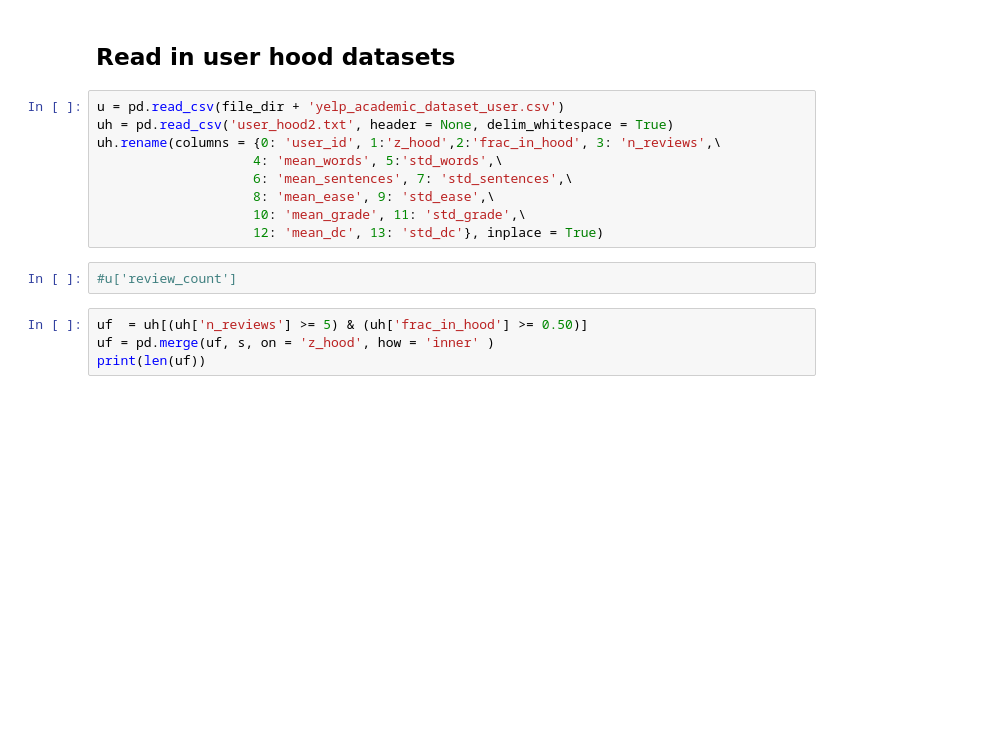
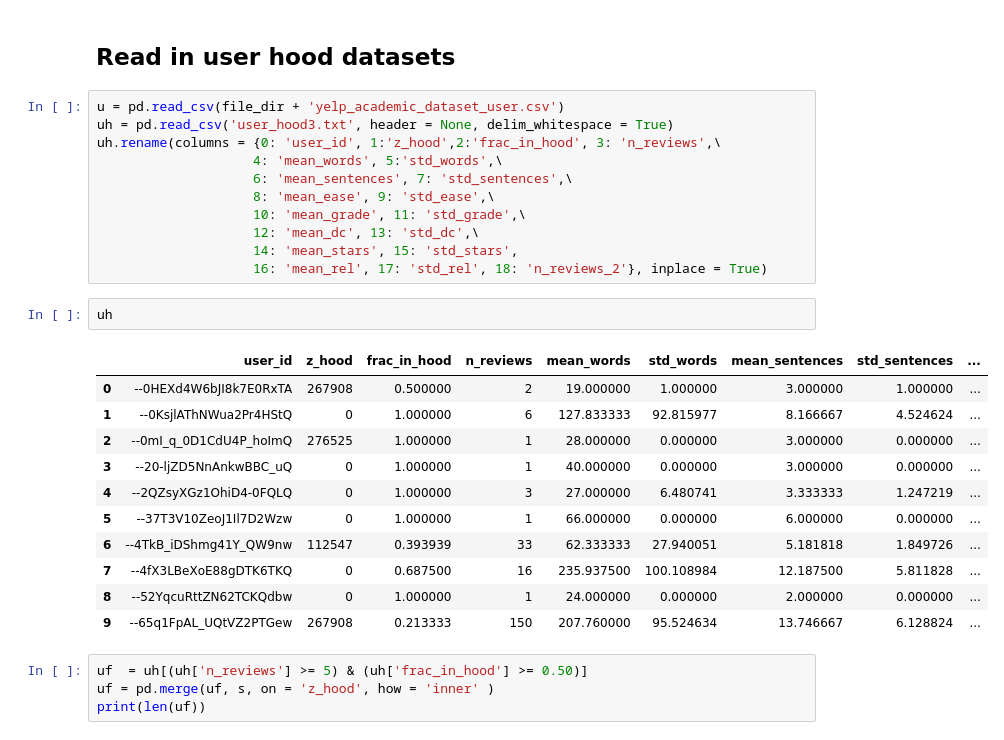
Before and after one commit to zihaoxu/jac_project, a Jupyter notebook: yelp_users.ipynb, the cells around one changed output. Drawn from its saved outputs; the diff is of its cells as text; blank space fills up the shorter version.

```diff
--- a/yelp_users.ipynb
+++ b/yelp_users.ipynb
@@ -136,15 +148,29 @@ KeyError: 'z_hood'
 ## Read in user hood datasets
 # %%
 u = pd.read_csv(file_dir + 'yelp_academic_dataset_user.csv')
-uh = pd.read_csv('user_hood2.txt', header = None, delim_whitespace = True)
+uh = pd.read_csv('user_hood3.txt', header = None, delim_whitespace = True)
 uh.rename(columns = {0: 'user_id', 1:'z_hood',2:'frac_in_hood', 3: 'n_reviews',\
                     4: 'mean_words', 5:'std_words',\
                     6: 'mean_sentences', 7: 'std_sentences',\
                     8: 'mean_ease', 9: 'std_ease',\
                     10: 'mean_grade', 11: 'std_grade',\
-                    12: 'mean_dc', 13: 'std_dc'}, inplace = True)
+                    12: 'mean_dc', 13: 'std_dc',\
+                    14: 'mean_stars', 15: 'std_stars',
+                    16: 'mean_rel', 17: 'std_rel', 18: 'n_reviews_2'}, inplace = True)
-# %%
-#u['review_count']
+# %%
+uh
+# %% [output]
+|  | user_id | z_hood | frac_in_hood | n_reviews | mean_words | std_words | mean_sentences | std_sentences | ... |
+| 0 | --0HEXd4W6bJI8k7E0RxTA | 267908 | 0.500000 | 2 | 19.000000 | 1.000000 | 3.000000 | 1.000000 | ... |
+| 1 | --0KsjlAThNWua2Pr4HStQ | 0 | 1.000000 | 6 | 127.833333 | 92.815977 | 8.166667 | 4.524624 | ... |
+| 2 | --0mI_q_0D1CdU4P_hoImQ | 276525 | 1.000000 | 1 | 28.000000 | 0.000000 | 3.000000 | 0.000000 | ... |
+| 3 | --20-ljZD5NnAnkwBBC_uQ | 0 | 1.000000 | 1 | 40.000000 | 0.000000 | 3.000000 | 0.000000 | ... |
+| 4 | --2QZsyXGz1OhiD4-0FQLQ | 0 | 1.000000 | 3 | 27.000000 | 6.480741 | 3.333333 | 1.247219 | ... |
+| 5 | --37T3V10ZeoJ1Il7D2Wzw | 0 | 1.000000 | 1 | 66.000000 | 0.000000 | 6.000000 | 0.000000 | ... |
+| 6 | --4TkB_iDShmg41Y_QW9nw | 112547 | 0.393939 | 33 | 62.333333 | 27.940051 | 5.181818 | 1.849726 | ... |
+| 7 | --4fX3LBeXoE88gDTK6TKQ | 0 | 0.687500 | 16 | 235.937500 | 100.108984 | 12.187500 | 5.811828 | ... |
+| 8 | --52YqcuRttZN62TCKQdbw | 0 | 1.000000 | 1 | 24.000000 | 0.000000 | 2.000000 | 0.000000 | ... |
+| 9 | --65q1FpAL_UQtVZ2PTGew | 267908 | 0.213333 | 150 | 207.760000 | 95.524634 | 13.746667 | 6.128824 | ... |
 # %%
 uf  = uh[(uh['n_reviews'] >= 5) & (uh['frac_in_hood'] >= 0.50)]
 uf = pd.merge(uf, s, on = 'z_hood', how = 'inner' )
```
Also changed, not shown: parts of 2 cells of this notebook, 1 other file.
